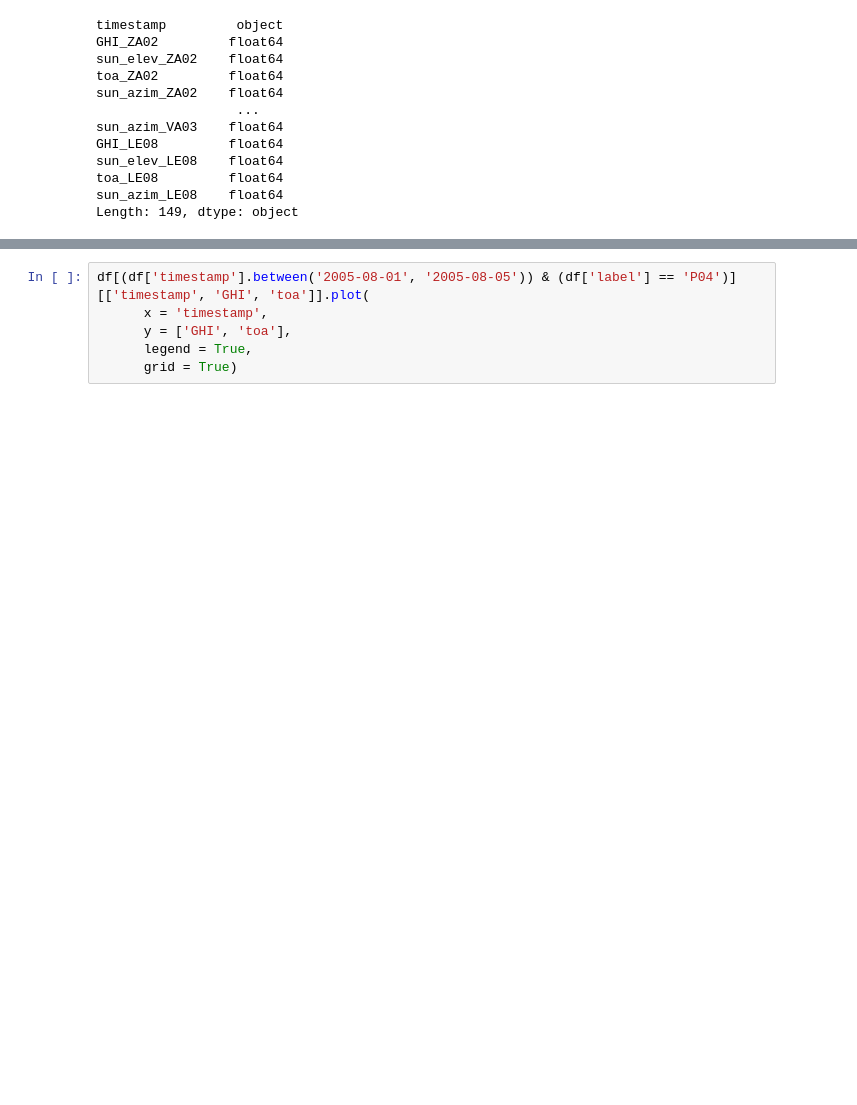
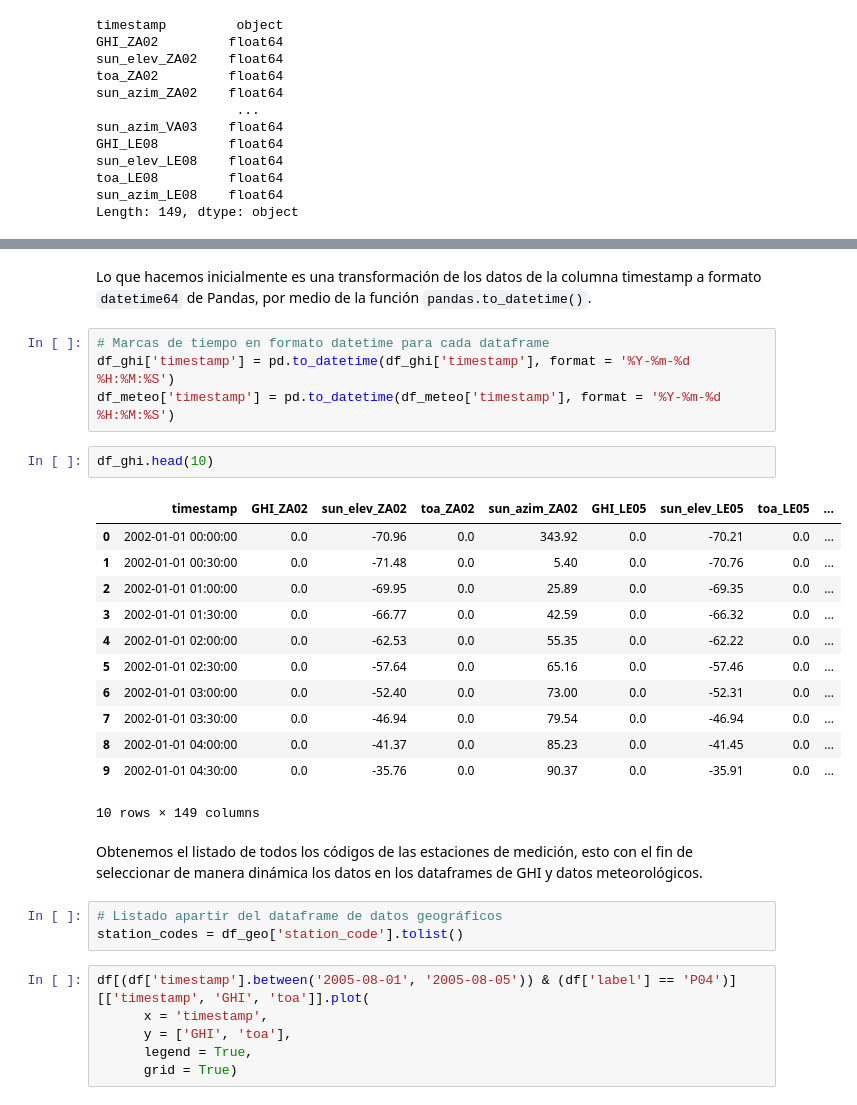
Before and after one commit to MoisesGuerreroUdeA/Seminario-Analitica-CDatos, a Jupyter notebook: jupyter/ME03/ME03.ipynb, the cells around one changed output, grey strips where cells are left out. Saved outputs shown, nothing was run; the diff lists cells and outputs as text; blank space fills up the shorter version.

```diff
--- a/jupyter/ME03/ME03.ipynb
+++ b/jupyter/ME03/ME03.ipynb
@@ -62,3 +77,29 @@ df['timestamp'] = pd.to_datetime(df['timestamp'], format = '%Y-%m-%d %H:%M:%S')
+# %% [markdown]
+Lo que hacemos inicialmente es una transformación de los datos de la columna timestamp a formato `datetime64` de Pandas, por medio de la función `pandas.to_datetime()`.
+# %%
+# Marcas de tiempo en formato datetime para cada dataframe
+df_ghi['timestamp'] = pd.to_datetime(df_ghi['timestamp'], format = '%Y-%m-%d %H:%M:%S')
+df_meteo['timestamp'] = pd.to_datetime(df_meteo['timestamp'], format = '%Y-%m-%d %H:%M:%S')
+# %%
+df_ghi.head(10)
+# %% [output]
+|  | timestamp | GHI_ZA02 | sun_elev_ZA02 | toa_ZA02 | sun_azim_ZA02 | GHI_LE05 | sun_elev_LE05 | toa_LE05 | ... |
+| 0 | 2002-01-01 00:00:00 | 0.0 | -70.96 | 0.0 | 343.92 | 0.0 | -70.21 | 0.0 | ... |
+| 1 | 2002-01-01 00:30:00 | 0.0 | -71.48 | 0.0 | 5.40 | 0.0 | -70.76 | 0.0 | ... |
+| 2 | 2002-01-01 01:00:00 | 0.0 | -69.95 | 0.0 | 25.89 | 0.0 | -69.35 | 0.0 | ... |
+| 3 | 2002-01-01 01:30:00 | 0.0 | -66.77 | 0.0 | 42.59 | 0.0 | -66.32 | 0.0 | ... |
+| 4 | 2002-01-01 02:00:00 | 0.0 | -62.53 | 0.0 | 55.35 | 0.0 | -62.22 | 0.0 | ... |
+| 5 | 2002-01-01 02:30:00 | 0.0 | -57.64 | 0.0 | 65.16 | 0.0 | -57.46 | 0.0 | ... |
+| 6 | 2002-01-01 03:00:00 | 0.0 | -52.40 | 0.0 | 73.00 | 0.0 | -52.31 | 0.0 | ... |
+| 7 | 2002-01-01 03:30:00 | 0.0 | -46.94 | 0.0 | 79.54 | 0.0 | -46.94 | 0.0 | ... |
+| 8 | 2002-01-01 04:00:00 | 0.0 | -41.37 | 0.0 | 85.23 | 0.0 | -41.45 | 0.0 | ... |
+| 9 | 2002-01-01 04:30:00 | 0.0 | -35.76 | 0.0 | 90.37 | 0.0 | -35.91 | 0.0 | ... |
+10 rows × 149 columns
+# %% [markdown]
+Obtenemos el listado de todos los códigos de las estaciones de medición, esto con el fin de seleccionar de manera dinámica los datos en los dataframes de GHI y datos meteorológicos.
+# %%
+# Listado apartir del dataframe de datos geográficos
+station_codes = df_geo['station_code'].tolist()
 # %%
 df[(df['timestamp'].between('2005-08-01', '2005-08-05')) & (df['label'] == 'P04')][['timestamp', 'GHI', 'toa']].plot(
       x = 'timestamp',
```
Also changed, not shown: parts of 12 cells of this notebook.
